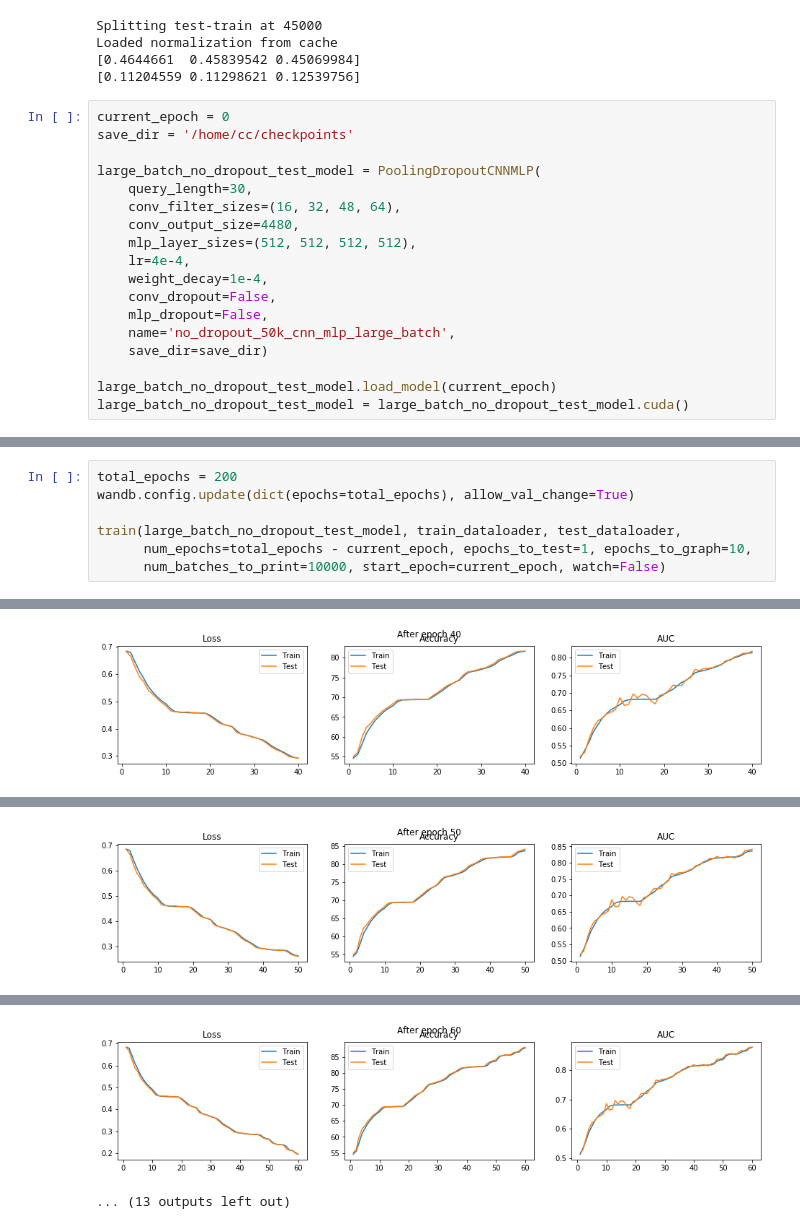
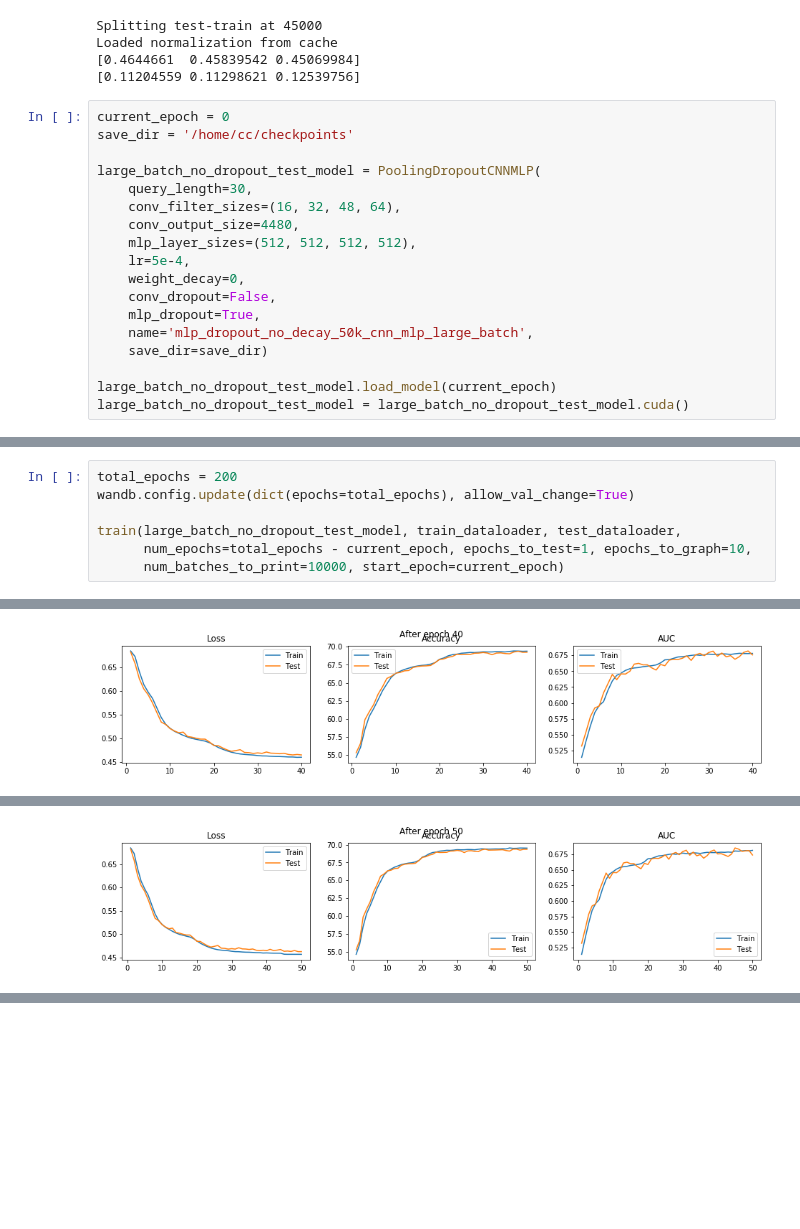
Before and after one commit to guydav/deep-learning-projects, a Jupyter notebook: notebooks/Meta_Learning_Chameleon.ipynb, the cells around one changed output, grey strips where cells are left out. Cells and saved outputs as stored; diff of their text form; blank space fills up the shorter version.

```diff
--- a/notebooks/Meta_Learning_Chameleon.ipynb
+++ b/notebooks/Meta_Learning_Chameleon.ipynb
@@ -50,11 +50,11 @@ large_batch_no_dropout_test_model = PoolingDropoutCNNMLP(
     conv_filter_sizes=(16, 32, 48, 64),
     conv_output_size=4480,
     mlp_layer_sizes=(512, 512, 512, 512),
-    lr=4e-4,
-    weight_decay=1e-4,
+    lr=5e-4,
+    weight_decay=0,
     conv_dropout=False,
-    mlp_dropout=False,
-    name='no_dropout_50k_cnn_mlp_large_batch',
+    mlp_dropout=True,
+    name='mlp_dropout_no_decay_50k_cnn_mlp_large_batch',
     save_dir=save_dir)
 
 large_batch_no_dropout_test_model.load_model(current_epoch)
@@ -92,5 +82,5 @@ wandb.config.update(dict(epochs=total_epochs), allow_val_change=True)
 
 train(large_batch_no_dropout_test_model, train_dataloader, test_dataloader,
       num_epochs=total_epochs - current_epoch, epochs_to_test=1, epochs_to_graph=10,
-      num_batches_to_print=10000, start_epoch=current_epoch, watch=False)
+      num_batches_to_print=10000, start_epoch=current_epoch)
 # %% [output]
@@ -168 +170 @@ train(large_batch_no_dropout_test_model, train_dataloader, test_dataloader,
-[figure, old version]
+[figure, new version]
@@ -186 +188 @@ train(large_batch_no_dropout_test_model, train_dataloader, test_dataloader,
-[figure, old version]
+[figure, new version]
@@ -204,2 +190,0 @@ train(large_batch_no_dropout_test_model, train_dataloader, test_dataloader,
-[figure, removed]
-... (13 outputs left out)
```
Also changed, not shown: parts of 3 cells of this notebook, 4 other files.
